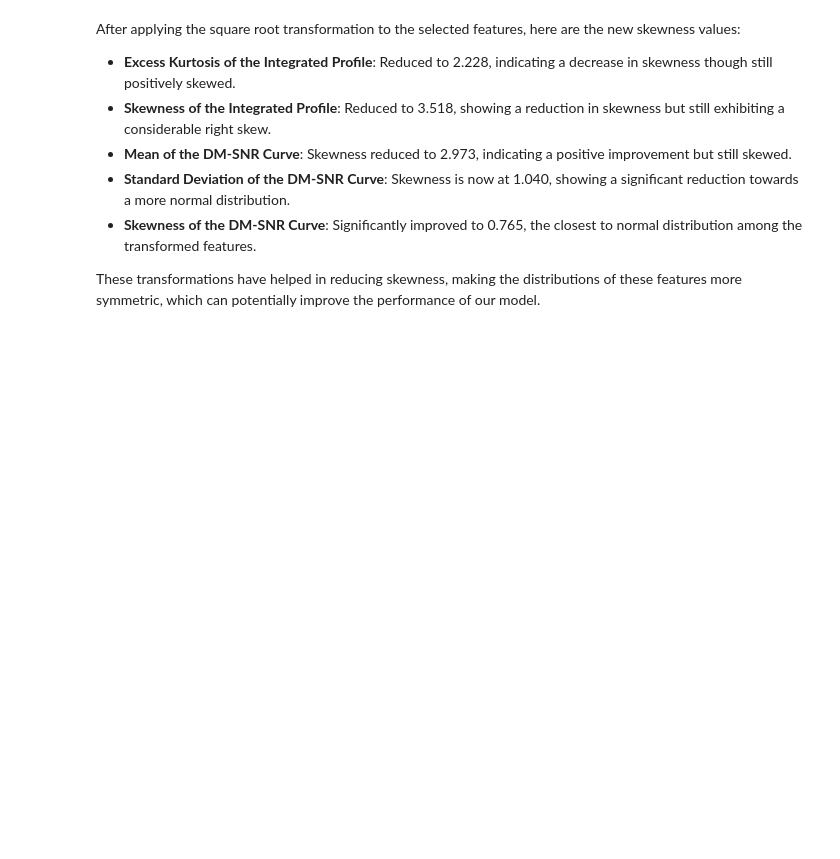
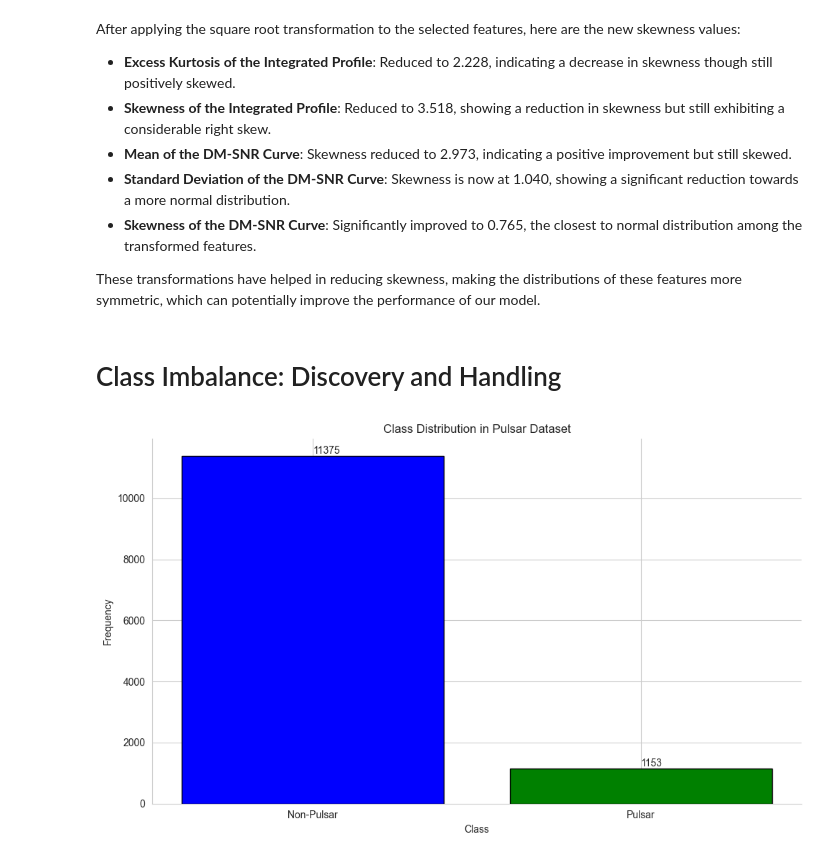
Before and after one commit to ZahirAhmadChaudhry/Pulsar_dataset_Classification_using_SVM, a Jupyter notebook: notebooks/EDA_Train_Data.ipynb, the cells around one changed output. Cells and saved outputs as stored; diff of their text form; code cells hidden in the pictures; blank space fills up the shorter version.

```diff
--- a/notebooks/EDA_Train_Data.ipynb
+++ b/notebooks/EDA_Train_Data.ipynb
@@ -519,3 +513,34 @@ After applying the square root transformation to the selected features, here are
 - **Skewness of the DM-SNR Curve**: Significantly improved to 0.765, the closest to normal distribution among the transformed features.
 
 These transformations have helped in reducing skewness, making the distributions of these features more symmetric, which can potentially improve the performance of our model.
+# %% [markdown]
+# Class Imbalance: Discovery and Handling
+# %%
+class_counts = df_imputed_scaled['target_class'].value_counts()
+
+# Creating a bar plot for class distribution
+plt.figure(figsize=(10, 6))
+ax = plt.subplot(111)  # To adjust the position of the bar plot for better aesthetics
+
+# Creating the bar plot
+bars = ax.bar(class_counts.index, class_counts.values, color=['blue', 'green'], edgecolor='black')
+
+# Adding data labels on top of the bars
+for bar in bars:
+    yval = bar.get_height()
+    plt.text(bar.get_x() + bar.get_width()/2.0, yval, int(yval), va='bottom')  # va: vertical alignment
+
+# Customizing the plot to make it more professional
+ax.spines['top'].set_visible(False)
+ax.spines['right'].set_visible(False)
+ax.set_xticks([0, 1])
+ax.set_xticklabels(['Non-Pulsar', 'Pulsar'])
+ax.set_ylabel('Frequency')
+ax.set_xlabel('Class')
+ax.set_title('Class Distribution in Pulsar Dataset')
+
+# Show the plot
+plt.tight_layout()
+plt.show()
+# %% [output]
+[figure, added]
```
Also changed, not shown: parts of 16 cells of this notebook, 25 other files.
